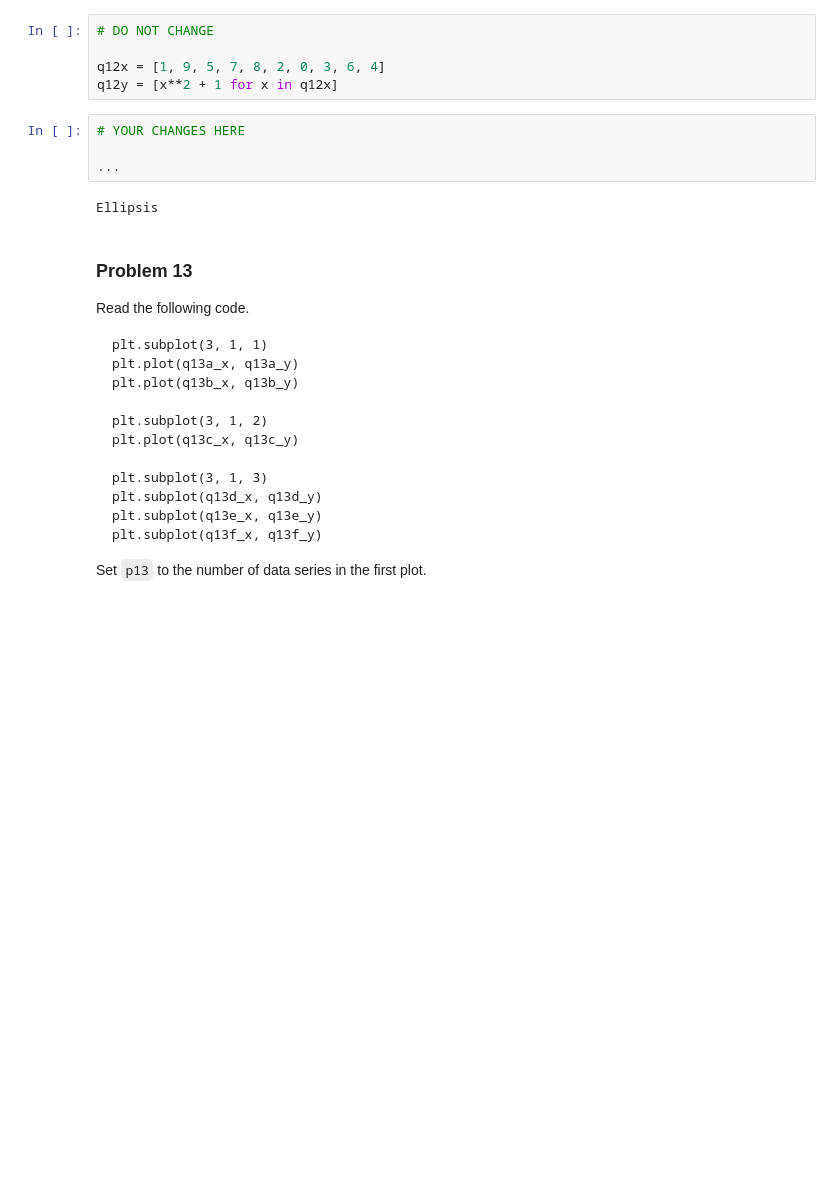
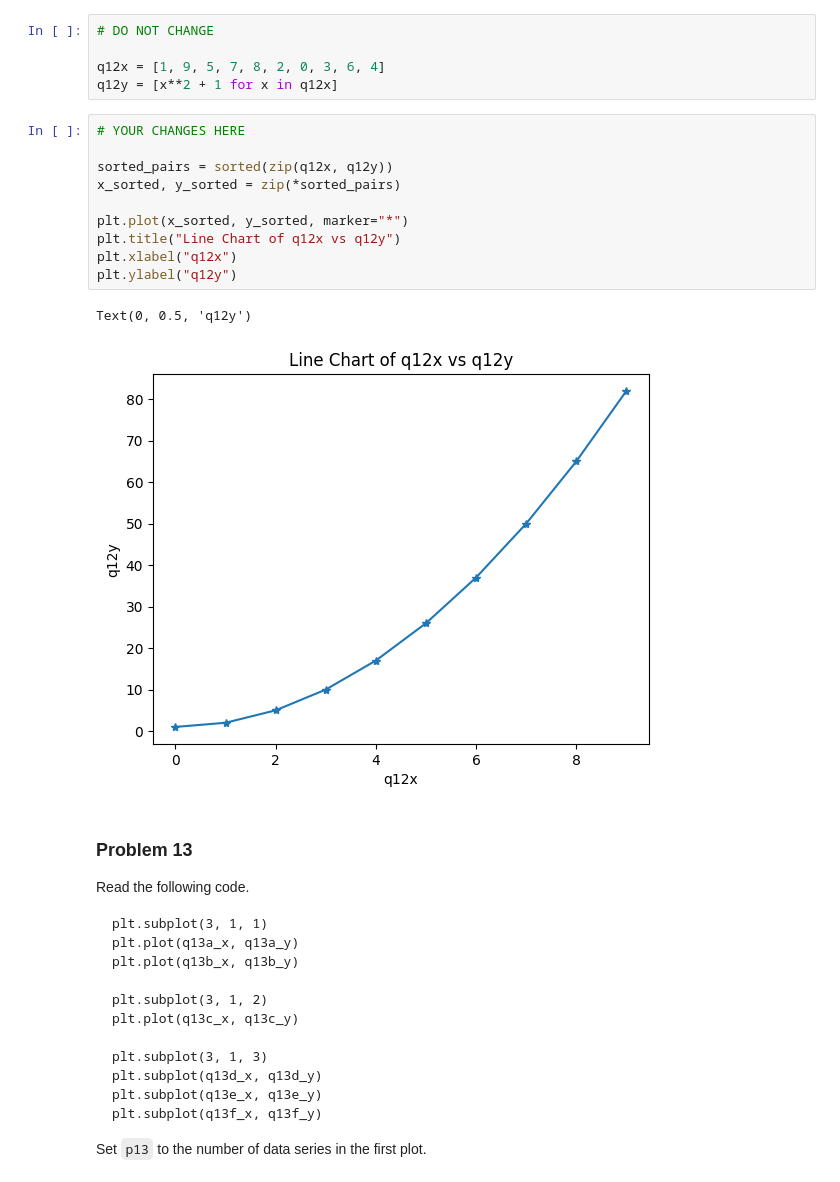
Before and after one commit to nikhil-bu/dx602-homework-05, a Jupyter notebook: homework.ipynb, the cells around one changed output. Saved outputs shown, nothing was run; the diff lists cells and outputs as text; blank space fills up the shorter version.

```diff
--- a/homework.ipynb
+++ b/homework.ipynb
@@ -369,12 +369,19 @@ Beware that the data is not sorted yet.
 
 q12x = [1, 9, 5, 7, 8, 2, 0, 3, 6, 4]
 q12y = [x**2 + 1 for x in q12x]
-# %%
-# YOUR CHANGES HERE
-
-...
-# %% [output]
-Ellipsis
+# %%
+# YOUR CHANGES HERE
+
+sorted_pairs = sorted(zip(q12x, q12y))
+x_sorted, y_sorted = zip(*sorted_pairs)
+
+plt.plot(x_sorted, y_sorted, marker="*")
+plt.title("Line Chart of q12x vs q12y")
+plt.xlabel("q12x")
+plt.ylabel("q12y")
+# %% [output]
+Text(0, 0.5, 'q12y')
+[figure, added]
 # %% [markdown]
 ### Problem 13
 
```
